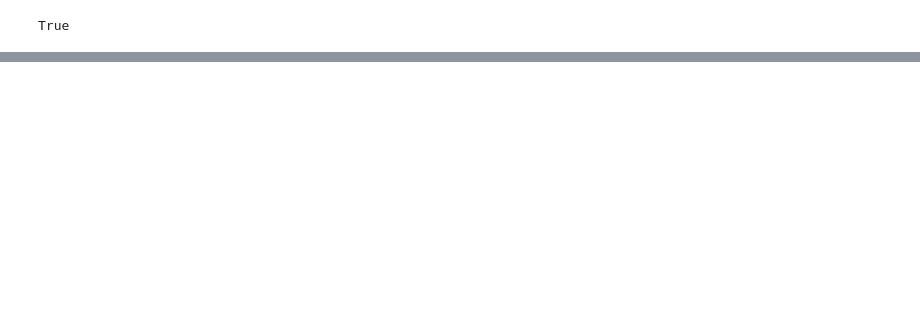
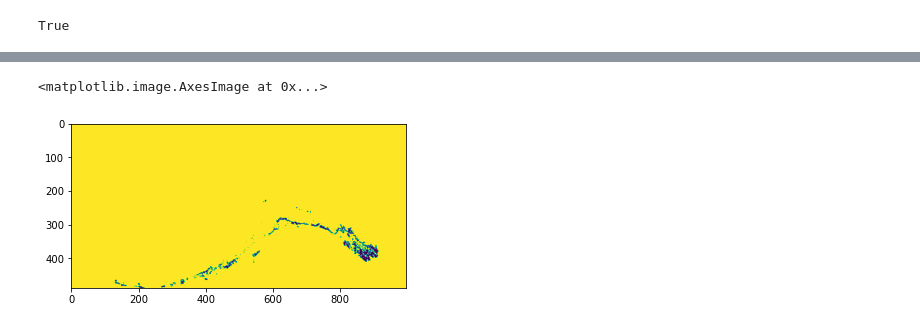
Before and after one commit to ua-snap/rasdaman-ingest, a Jupyter notebook: iem/gipl2_4km/preprocess_GIPL_4km_alt_and_magt.ipynb, the cells around one changed output, grey strips where cells are left out. Drawn from its saved outputs; the diff is of its cells as text; code cells hidden in the pictures; blank space fills up the shorter version.

```diff
--- a/iem/gipl2_4km/preprocess_GIPL_4km_alt_and_magt.ipynb
+++ b/iem/gipl2_4km/preprocess_GIPL_4km_alt_and_magt.ipynb
@@ -480,0 +541,5 @@ True
+# %%
+plt.imshow(slice_diff)
+# %% [output]
+<matplotlib.image.AxesImage at 0x...>
+[figure, added]
```
Also changed, not shown: parts of 30 cells of this notebook, 3 other files.
